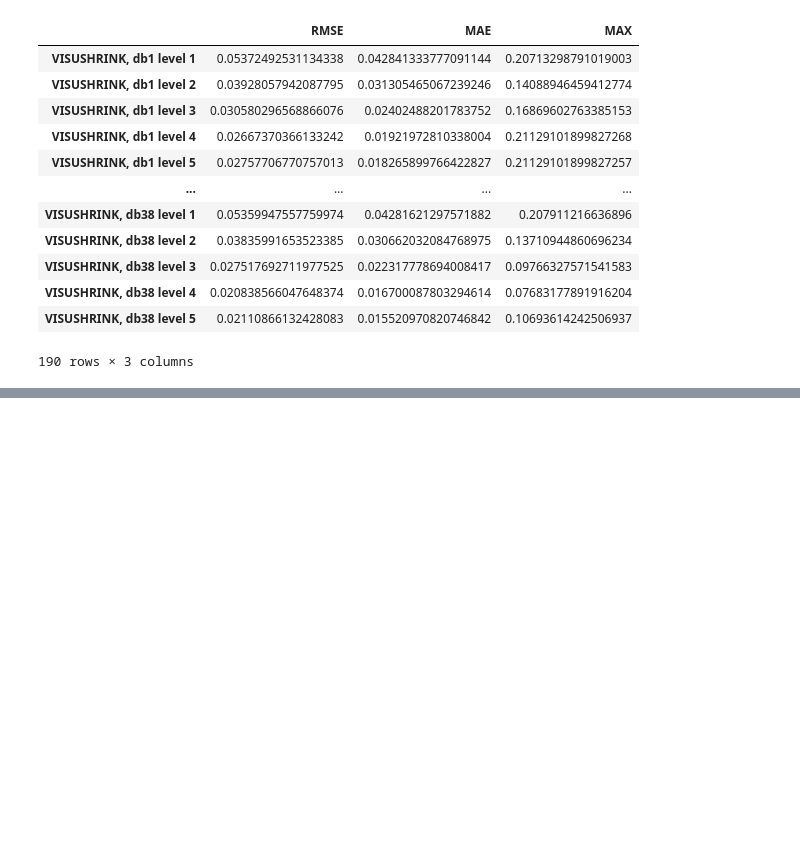
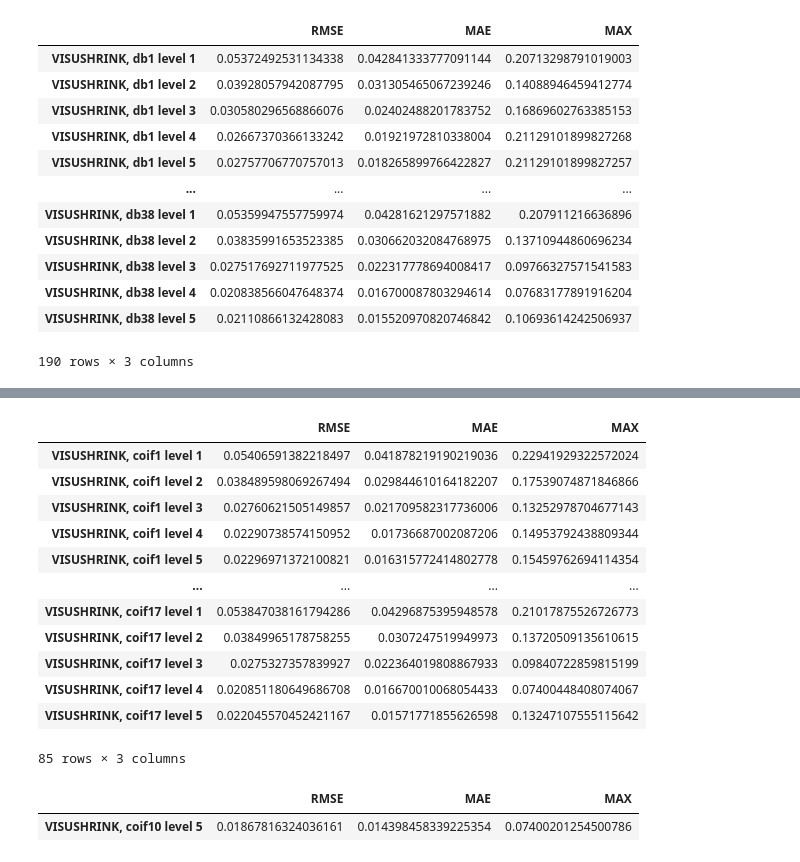
Before and after one commit to Calista-F/CCSN-gravitational-wave-denoising, a Jupyter notebook: 20220209_Wavelet_runthrough.ipynb, the cells around one changed output, grey strips where cells are left out. Saved outputs shown, nothing was run; the diff lists cells and outputs as text; code cells hidden in the pictures; blank space fills up the shorter version.

```diff
--- a/20220209_Wavelet_runthrough.ipynb
+++ b/20220209_Wavelet_runthrough.ipynb
@@ -354,0 +326,22 @@ pywt.wavelist()
+# %%
+Visucoifdf = pd.DataFrame(data = coif_array[1,:,1:], columns = metrics, index = coif_array[1,:,0])
+Visucoifdf
+# %% [output]
+|  | RMSE | MAE | MAX |
+| VISUSHRINK, coif1 level 1 | 0.05406591382218497 | 0.041878219190219036 | 0.22941929322572024 |
+| VISUSHRINK, coif1 level 2 | 0.038489598069267494 | 0.029844610164182207 | 0.17539074871846866 |
+| VISUSHRINK, coif1 level 3 | 0.02760621505149857 | 0.021709582317736006 | 0.13252978704677143 |
+| VISUSHRINK, coif1 level 4 | 0.02290738574150952 | 0.01736687002087206 | 0.14953792438809344 |
+| VISUSHRINK, coif1 level 5 | 0.02296971372100821 | 0.016315772414802778 | 0.15459762694114354 |
+| ... | ... | ... | ... |
+| VISUSHRINK, coif17 level 1 | 0.053847038161794286 | 0.04296875395948578 | 0.21017875526726773 |
+| VISUSHRINK, coif17 level 2 | 0.03849965178758255 | 0.0307247519949973 | 0.13720509135610615 |
+| VISUSHRINK, coif17 level 3 | 0.0275327357839927 | 0.022364019808867933 | 0.09840722859815199 |
+| VISUSHRINK, coif17 level 4 | 0.020851180649686708 | 0.016670010068054433 | 0.07400448408074067 |
+| VISUSHRINK, coif17 level 5 | 0.022045570452421167 | 0.01571771855626598 | 0.13247107555115642 |
+85 rows × 3 columns
+# %%
+get_min_rmse(Visucoifdf)
+# %% [output]
+|  | RMSE | MAE | MAX |
+| VISUSHRINK, coif10 level 5 | 0.01867816324036161 | 0.014398458339225354 | 0.07400201254500786 |
```
Also changed, not shown: parts of 17 cells of this notebook.
